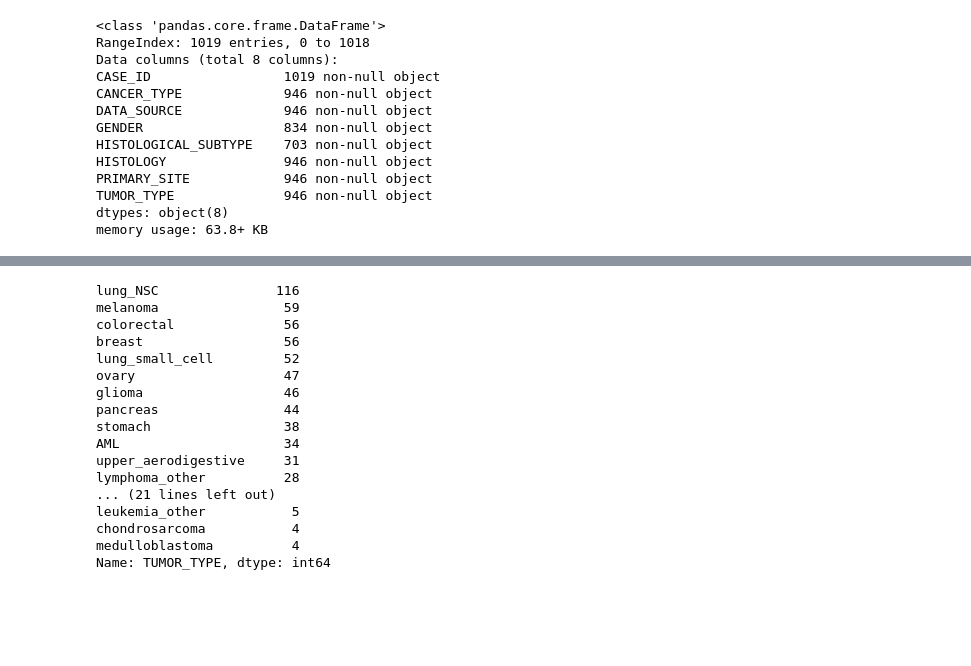
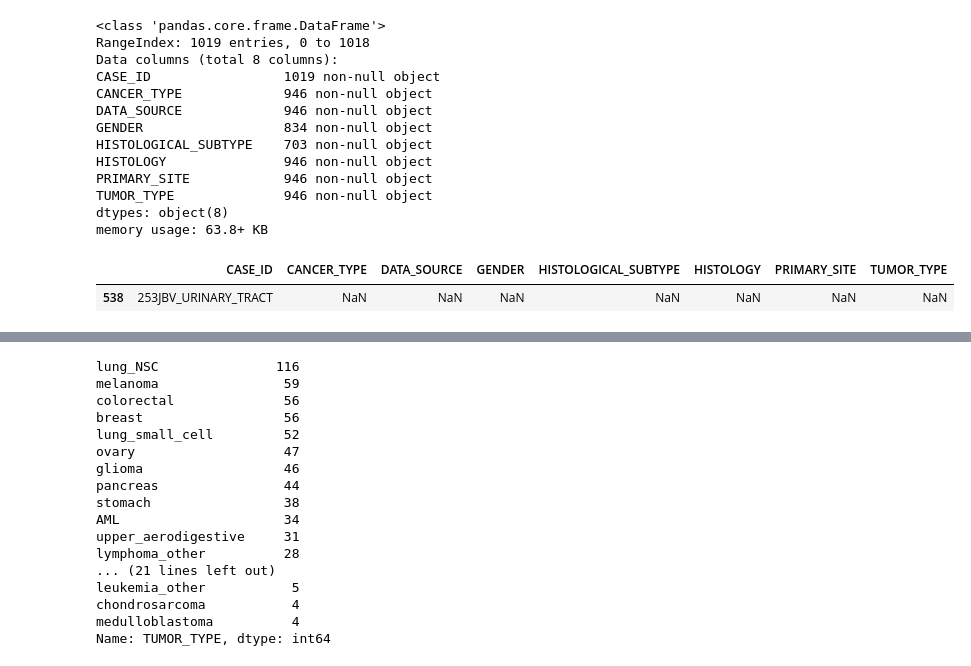
Before and after one commit to eric-czech/musc_genomics, a Jupyter notebook: src/python/notebook/import/cgds_api_exploration.ipynb, the cells around one changed output, grey strips where cells are left out. Cells and saved outputs as stored; diff of their text form; code cells hidden in the pictures; blank space fills up the shorter version.

```diff
--- a/src/python/notebook/import/cgds_api_exploration.ipynb
+++ b/src/python/notebook/import/cgds_api_exploration.ipynb
@@ -123,6 +122,11 @@ PRIMARY_SITE            946 non-null object
 TUMOR_TYPE              946 non-null object
 dtypes: object(8)
 memory usage: 63.8+ KB
+# %%
+d_clinical[d_clinical['CASE_ID'].str.startswith('253JBV')]
+# %% [output]
+|  | CASE_ID | CANCER_TYPE | DATA_SOURCE | GENDER | HISTOLOGICAL_SUBTYPE | HISTOLOGY | PRIMARY_SITE | TUMOR_TYPE |
+| 538 | 253JBV_URINARY_TRACT | NaN | NaN | NaN | NaN | NaN | NaN | NaN |
 # %%
 d_clinical.head()
 # %% [output]
```
Also changed, not shown: parts of 2 cells of this notebook, 12 other files.
